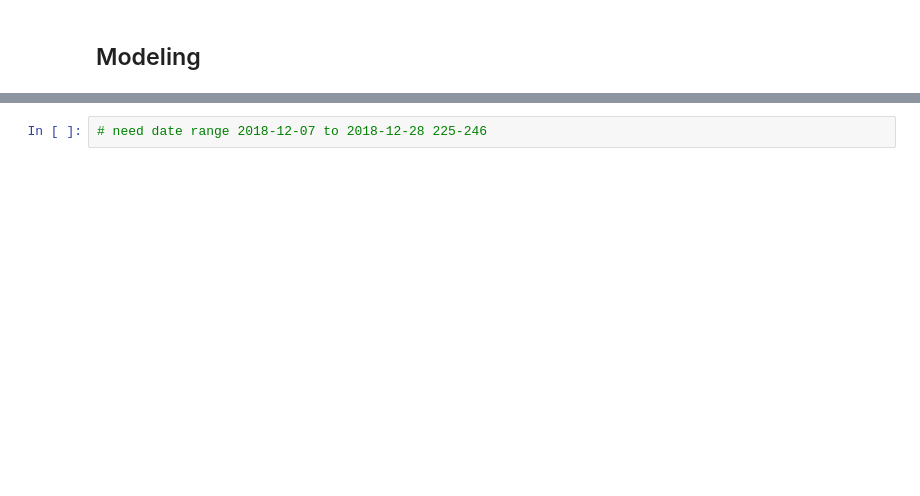
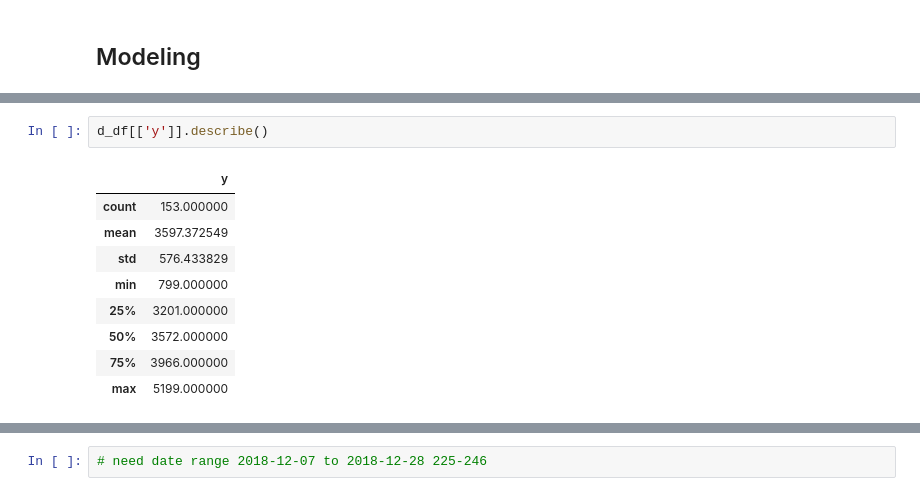
Before and after one commit to tsa-project-steven-matt/tsa_project, a Jupyter notebook: tsa_steven.ipynb, the cells around one changed output, grey strips where cells are left out. Drawn from its saved outputs; the diff is of its cells as text; blank space fills up the shorter version.

```diff
--- a/tsa_steven.ipynb
+++ b/tsa_steven.ipynb
@@ -345,4 +423,16 @@ m.fit(d_df)
 INFO:fbprophet:Disabling yearly seasonality. Run prophet with yearly_seasonality=True to override this.
 INFO:fbprophet:Disabling daily seasonality. Run prophet with daily_seasonality=True to override this.
 <fbprophet.forecaster.Prophet at 0x...>
+# %%
+d_df[['y']].describe()
+# %% [output]
+|  | y |
+| count | 153.000000 |
+| mean | 3597.372549 |
+| std | 576.433829 |
+| min | 799.000000 |
+| 25% | 3201.000000 |
+| 50% | 3572.000000 |
+| 75% | 3966.000000 |
+| max | 5199.000000 |
 # %%
```
Also changed, not shown: parts of 26 cells of this notebook.
